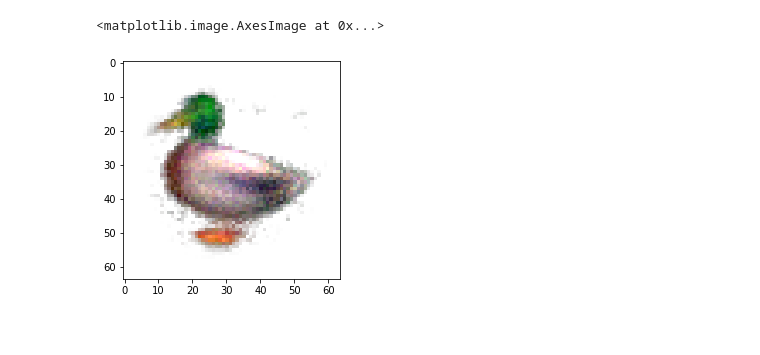
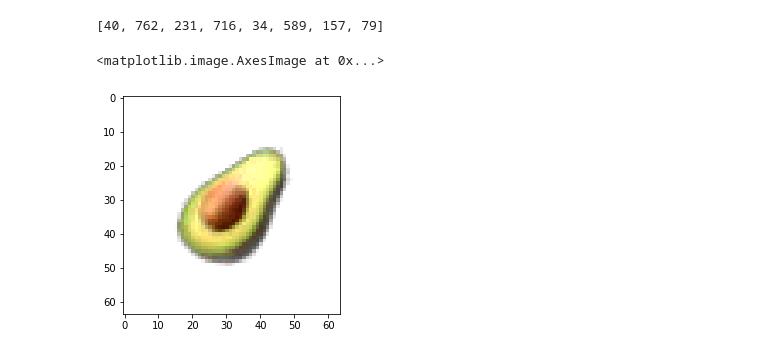
Before and after one commit to kevinhu/neural-automata, a Jupyter notebook: notebooks/automata.ipynb, the cells around one changed output. Drawn from its saved outputs; the diff is of its cells as text; code cells hidden in the pictures.

```diff
--- a/notebooks/automata.ipynb
+++ b/notebooks/automata.ipynb
@@ -17,17 +17,16 @@ import random
 import requests
 import io
 # %%
-def load_image(url, max_size=48, padding=8):
+def load_image(url, max_size=32, padding=16):
     r = requests.get(url)
     img = Image.open(io.BytesIO(r.content))
     img.thumbnail((max_size, max_size), Image.ANTIALIAS)
     img = np.float32(img)/255.0
-    img = np.pad(img,((8,8),(8,8),(0,0)))
+    img = np.pad(img,((padding,padding),(padding,padding),(0,0)))
 
-    # premultiply RGB by Alpha
     img[..., :3] *= img[..., 3:]
 
-    img = torch.Tensor(img).cuda()
+    img = torch.Tensor(img).float().cuda()
     img = img.transpose(0,2)
 
     return img
@@ -39,7 +38,9 @@ def load_emoji(emoji):
     return load_image(url)
 
 
-image = load_emoji("🦆")
+image = load_emoji("🥑")
 
 plt.imshow(image.transpose(0,2).cpu())
+
+img_size = 64
 # %% [output]
@@ -80,23 +80,36 @@ class Automata(nn.Module):
 
     def perception(self, x):
 
+        # reshape for same convolution across channels
+        x = x.reshape(-1, 1, self.grid_size[0], self.grid_size[1])
+
+        # toroidal padding
         conved = nn.functional.pad(x, (1, 1, 1, 1), mode="reflect")
+
         conved = nn.functional.conv2d(conved, model.filters)
-        conved = conved.view(1, 3*self.n_channels, -1)
 
+        # reshape for perception computations
+        conved = conved.view(self.batch_size, 3*self.n_channels, -1)
         conved = conved.transpose(1, 2)
+
         conved = self.mapper(conved)
 
         conved = conved.transpose(1, 2)
-        conved = conved.view(self.n_channels, 1, *self.grid_size)
+        # (batch_size, channels, total_cells)
+
+        conved = conved.view(self.batch_size, self.n_channels, *self.grid_size)
 
         can_update = torch.rand_like(conved) < 0.75
 
         return conved*can_update
 
-    def forward(self, x, iterations):
+    def forward(self, x, iterations, keep_history=False):
 
-        model.history = torch.zeros(iterations, *x.shape)
+        if keep_history:
+
+            model.history = torch.zeros(iterations, *x.shape)
+
+        model.batch_size = x.shape[0]
 
         for i in range(iterations):
 
@@ -105,12 +118,17 @@ class Automata(nn.Module):
             x = x + conved
 
             is_alive = nn.functional.max_pool2d(
-                x[3], (3, 3), stride=1, padding=1) > 0
+                x[:, 3], (3, 3), stride=1, padding=1) > 0.1
+
+            is_alive = is_alive[:, None]
 
             x = x*is_alive
-            x[:4].clamp_(0, 1)
 
-            model.history[i] = x
+            x[:, :4].clamp_(0, 1)
+
+            if keep_history:
+
+                model.history[i] = x
 
         return x
 # %%
@@ -219,5 +226,9 @@ plt.plot(np.log10(losses))
+# %%
+pool_indices
+# %% [output]
+[40, 762, 231, 716, 34, 589, 157, 79]
 # %%
-plt.imshow(model.history[-1][:4,0].transpose(0,2).cpu().detach())
+plt.imshow(pool_initials[589,:4].transpose(0,2).cpu())
 # %% [output]
 <matplotlib.image.AxesImage at 0x...>
-[figure, old version]
+[figure, new version]
```
Also changed, not shown: parts of 7 cells of this notebook, 1 other file.
